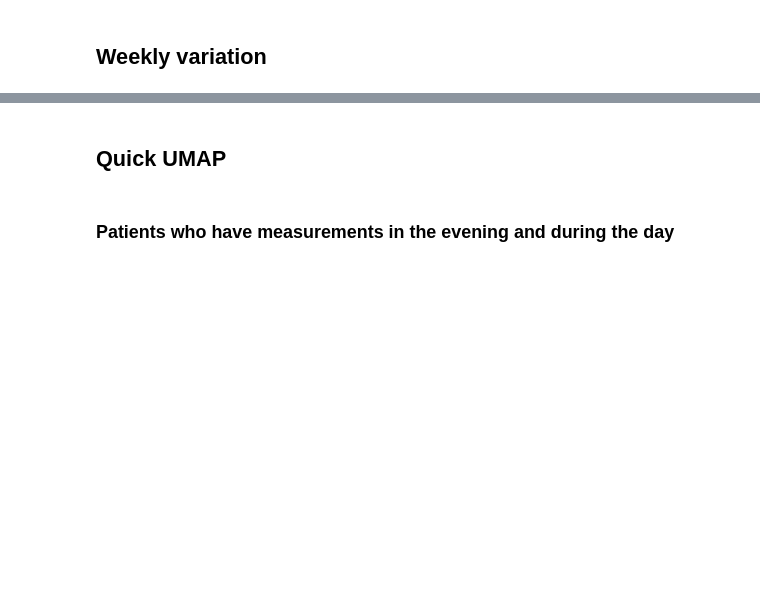
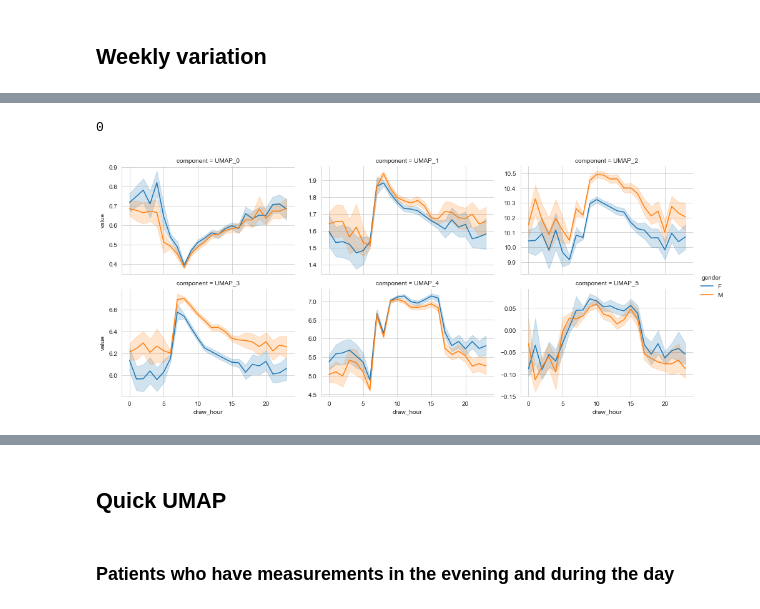
Before and after one commit to HJJoosse/celldyn_embedder, a Jupyter notebook: sandbox/exploration_of_celldyn.ipynb, the cells around one changed output, grey strips where cells are left out. Drawn from its saved outputs; the diff is of its cells as text; code cells hidden in the pictures; blank space fills up the shorter version.

```diff
--- a/sandbox/exploration_of_celldyn.ipynb
+++ b/sandbox/exploration_of_celldyn.ipynb
@@ -540,7 +572,7 @@ var = 'c_b_pneu'
 
 gc.collect()
 df=celldyn.dropna(subset=['abs_day']).sample(100_000)
-cosinor_res = cosinor.fit_me(df.abs_week,
+cosinor_res = cosinor.fit_me(df.draw_hour,
                              df[var],
                              n_components=1,
-                             period=52);
+                             period=24);
@@ -646,3 +657,13 @@ ax[3].plot(np.cumsum(pca.explained_variance_ratio_))
 ax[3].set_xlabel('Number of components')
 ax[3].set_ylabel('Cumulative explained variance')
 ax[3].set_title(f'PCA explained variance')
+# %%
+fold_dictionary = {}
+SZ = 100_000
+FOLD_NUM = 10
+NUM_DIMS = 6
+
+for fold in range(FOLD_NUM):
+    fold_dictionary[fold] = celldyn.dropna(subset=['abs_day'])[meas_cols+['draw_hour', 'age', 'gender']]\
+                                .replace([np.inf, -np.inf], np.nan)\
+                                .dropna().sample(SZ)
@@ -648,0 +769,6 @@ ax[3].set_title(f'PCA explained variance')
+# %%
+UMAP_rDF, UMAP_RESULTS = cosinor_extractor(fold_dictionary,
+                  REDUCER='UMAP',
+                  NUM_DIMS=6,
+                  num_cos_components=1)
+UMAP_agg_result = res_agger(UMAP_RESULTS)
@@ -648,0 +787,6 @@ ax[3].set_title(f'PCA explained variance')
+# %%
+#del fold_dictionary
+del celldyn
+gc.collect()
+# %% [output]
+0
@@ -648,0 +795,9 @@ ax[3].set_title(f'PCA explained variance')
+# %%
+UMAP_rDF[0] = UMAP_rDF[0].rename(columns={'comp_0': 'UMAP_0'})
+UMAP_rDF[0] = UMAP_rDF[0].reset_index()
+melted_df = pd.melt(UMAP_rDF[0], id_vars=['index','draw_hour', 'gender'], value_vars=['UMAP_0', 'UMAP_1', 'UMAP_2', 'UMAP_3', 'UMAP_4', 'UMAP_5'], var_name='component', value_name='value',)
+# %%
+sns.relplot(data=melted_df, x='draw_hour', y='value', col='component', col_wrap=3, hue='gender', kind='line', facet_kws={'sharey': False, 'sharex': True}, height=3, aspect=1.5)
+plt.savefig('T://laupodteam/AIOS/Bram/data/CellDyn/artifacts/UMAP_diurnal_components.pdf', dpi=450)
+# %% [output]
+[figure, added]
```
Also changed, not shown: parts of 43 cells of this notebook, 3 other files.
